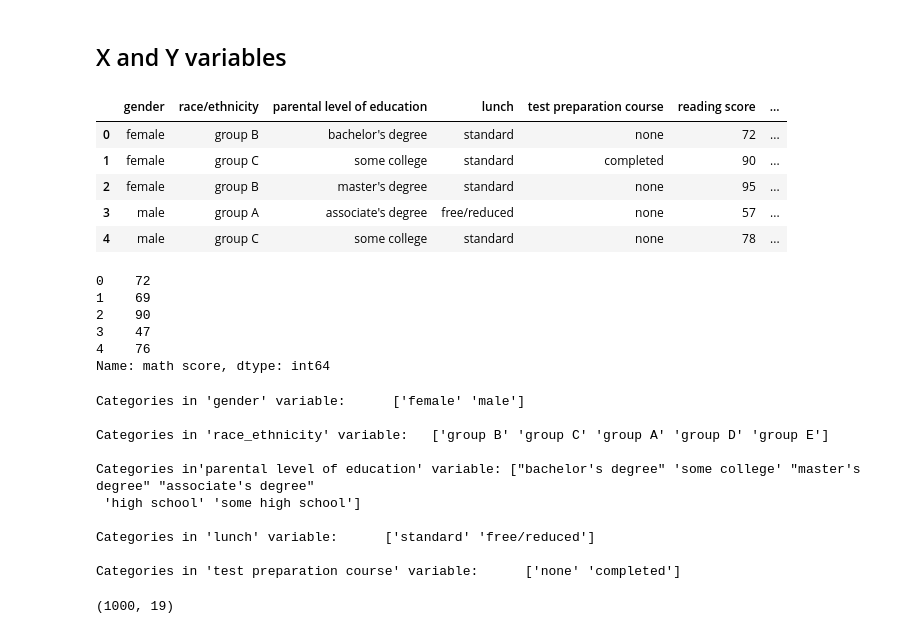
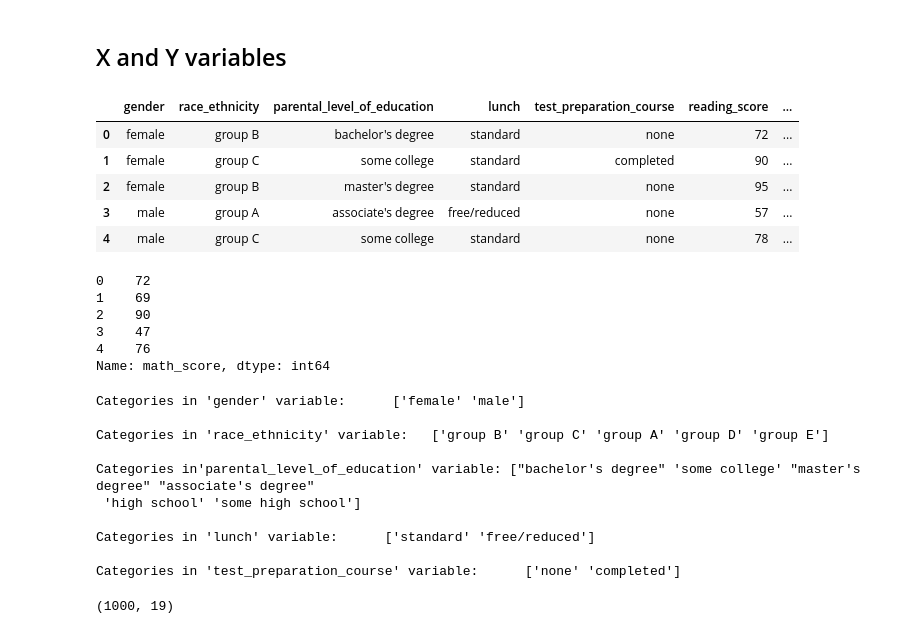
Before and after one commit to AdarshDsGit/AWS-CI-CD-PIPELINE, a Jupyter notebook: notebook/MODEL_TRAINING.ipynb, the cells around one changed output. Drawn from its saved outputs; the diff is of its cells as text; code cells hidden in the pictures.

```diff
--- a/notebook/MODEL_TRAINING.ipynb
+++ b/notebook/MODEL_TRAINING.ipynb
@@ -24,20 +24,31 @@ df.head()
 | 2 | female | group B | master's degree | standard | none | 90 | ... |
 | 3 | male | group A | associate's degree | free/reduced | none | 47 | ... |
 | 4 | male | group C | some college | standard | none | 76 | ... |
+# %%
+df = df.rename(columns={
+    "writing score": "writing_score",
+    "math score":"math_score",
+    "reading score": "reading_score",
+    "gender": "gender",
+    "race/ethnicity": "race_ethnicity",
+    "parental level of education": "parental_level_of_education",
+    "lunch": "lunch",
+    "test preparation course": "test_preparation_course"
+})
 # %% [markdown]
 ## X and Y variables
 # %%
-x = df.drop(columns=['math score'],axis=1)
+x = df.drop(columns=['math_score'],axis=1)
 x.head()
 # %% [output]
-|  | gender | race/ethnicity | parental level of education | lunch | test preparation course | reading score | ... |
+|  | gender | race_ethnicity | parental_level_of_education | lunch | test_preparation_course | reading_score | ... |
 | 0 | female | group B | bachelor's degree | standard | none | 72 | ... |
 | 1 | female | group C | some college | standard | completed | 90 | ... |
 | 2 | female | group B | master's degree | standard | none | 95 | ... |
 | 3 | male | group A | associate's degree | free/reduced | none | 57 | ... |
 | 4 | male | group C | some college | standard | none | 78 | ... |
 # %%
-y =  df['math score']
+y =  df['math_score']
 y.head()
 # %% [output]
 0    72
@@ -45,33 +56,33 @@ y.head()
 2    90
 3    47
 4    76
-Name: math score, dtype: int64
+Name: math_score, dtype: int64
 # %%
 print("Categories in 'gender' variable:     ",end=" " )
 print(df['gender'].unique())
 
 print("\nCategories in 'race_ethnicity' variable:  ",end=" ")
-print(df['race/ethnicity'].unique())
+print(df['race_ethnicity'].unique())
 
-print("\nCategories in'parental level of education' variable:",end=" " )
-print(df['parental level of education'].unique())
+print("\nCategories in'parental_level_of_education' variable:",end=" " )
+print(df['parental_level_of_education'].unique())
 
 print("\nCategories in 'lunch' variable:     ",end=" " )
 print(df['lunch'].unique())
 
-print("\nCategories in 'test preparation course' variable:     ",end=" " )
-print(df['test preparation course'].unique())
+print("\nCategories in 'test_preparation_course' variable:     ",end=" " )
+print(df['test_preparation_course'].unique())
 # %% [output]
 Categories in 'gender' variable:      ['female' 'male']
 
 Categories in 'race_ethnicity' variable:   ['group B' 'group C' 'group A' 'group D' 'group E']
 
-Categories in'parental level of education' variable: ["bachelor's degree" 'some college' "master's degree" "associate's degree"
+Categories in'parental_level_of_education' variable: ["bachelor's degree" 'some college' "master's degree" "associate's degree"
  'high school' 'some high school']
 
 Categories in 'lunch' variable:      ['standard' 'free/reduced']
 
-Categories in 'test preparation course' variable:      ['none' 'completed']
+Categories in 'test_preparation_course' variable:      ['none' 'completed']
 # %%
 num_features = x.select_dtypes(exclude="object").columns
 cat_features = x.select_dtypes(include="object").columns
```
Also changed, not shown: parts of 2 cells of this notebook, 18 other files.
